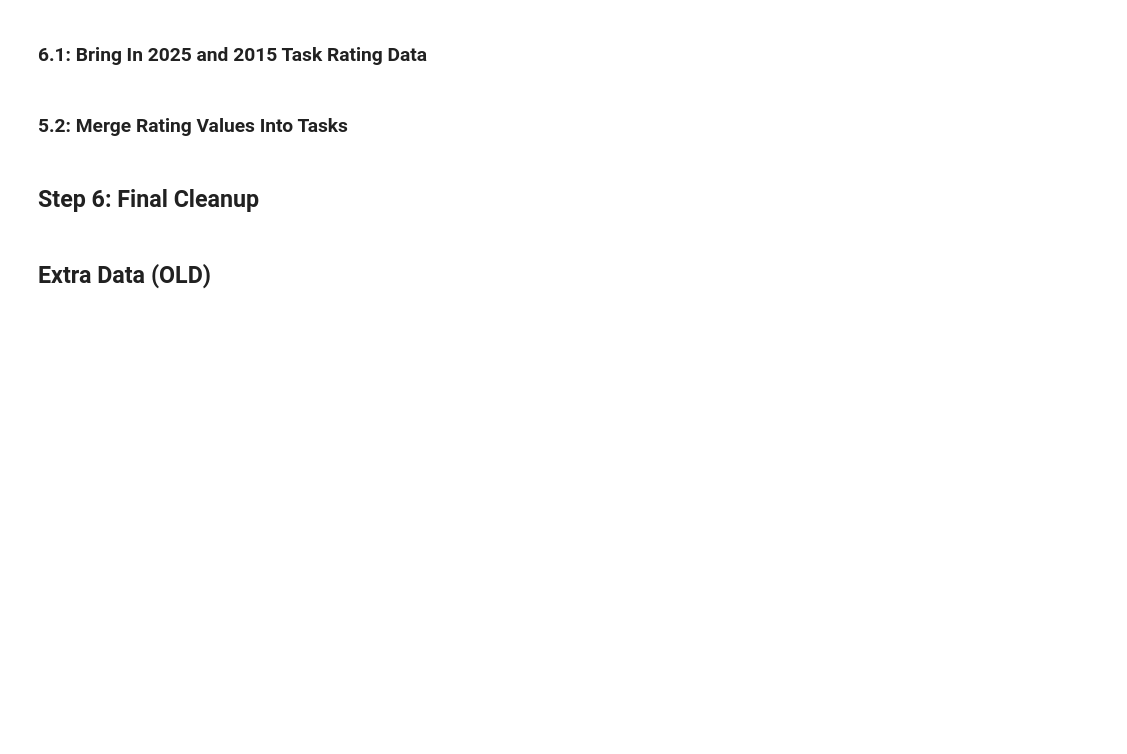
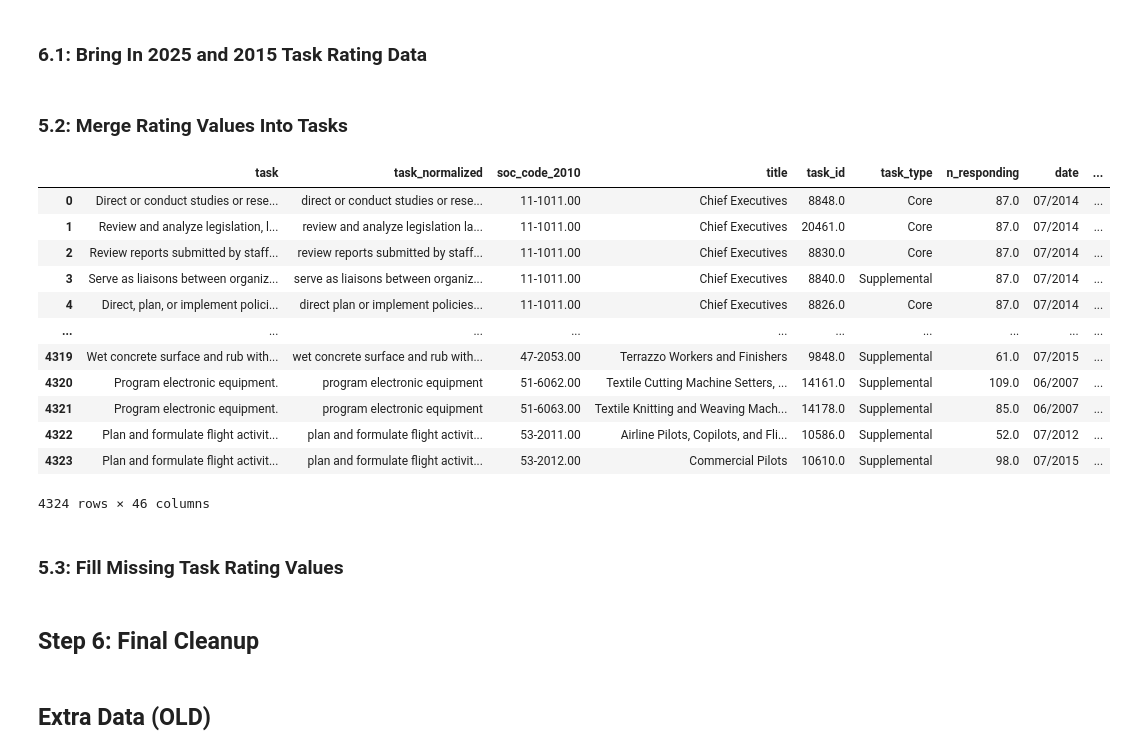
Before and after one commit to theodorewright11/aei_data_analysis, a Jupyter notebook: scripts/data_merge.ipynb, the cells around one changed output. Cells and saved outputs as stored; diff of their text form; code cells hidden in the pictures; blank space fills up the shorter version.

Commit message:
Final save for the day. Still working on task ratings

```diff
--- a/scripts/data_merge.ipynb
+++ b/scripts/data_merge.ipynb
@@ -1214,10 +1214,26 @@ def merge_task_ratings(tasks_wage_emp_final_df, ratings_df, year):
 
 
 
-tasks_final_2025 = merge_task_ratings(tasks_wage_emp_final_df, ratings_cleaned_2025_df, 2025)
-tasks_final_2015 = merge_task_ratings(tasks_wage_emp_final_df, ratings_cleaned_2015_df, 2015)
+tasks_final_2025_unfilled_df = merge_task_ratings(tasks_wage_emp_final_df, ratings_cleaned_2025_df, 2025)
+tasks_final_2015_unfilled_df = merge_task_ratings(tasks_wage_emp_final_df, ratings_cleaned_2015_df, 2015)
 # %%
 # Optional save to csv and show df for inspection
 
-# ratings_cleaned_2015_df.to_csv("../merged_data_files/ratings_cleaned_2015.csv", index=False)
-# ratings_cleaned_2015_df
+tasks_final_2025_unfilled_df.to_csv("../merged_data_files/tasks_final_2025_unfilled.csv", index=False)
+tasks_final_2025_unfilled_df
+# %% [output]
+|  | task | task_normalized | soc_code_2010 | title | task_id | task_type | n_responding | date | ... |
+| 0 | Direct or conduct studies or rese... | direct or conduct studies or rese... | 11-1011.00 | Chief Executives | 8848.0 | Core | 87.0 | 07/2014 | ... |
+| 1 | Review and analyze legislation, l... | review and analyze legislation la... | 11-1011.00 | Chief Executives | 20461.0 | Core | 87.0 | 07/2014 | ... |
+| 2 | Review reports submitted by staff... | review reports submitted by staff... | 11-1011.00 | Chief Executives | 8830.0 | Core | 87.0 | 07/2014 | ... |
+| 3 | Serve as liaisons between organiz... | serve as liaisons between organiz... | 11-1011.00 | Chief Executives | 8840.0 | Supplemental | 87.0 | 07/2014 | ... |
+| 4 | Direct, plan, or implement polici... | direct plan or implement policies... | 11-1011.00 | Chief Executives | 8826.0 | Core | 87.0 | 07/2014 | ... |
+| ... | ... | ... | ... | ... | ... | ... | ... | ... | ... |
+| 4319 | Wet concrete surface and rub with... | wet concrete surface and rub with... | 47-2053.00 | Terrazzo Workers and Finishers | 9848.0 | Supplemental | 61.0 | 07/2015 | ... |
+| 4320 | Program electronic equipment. | program electronic equipment | 51-6062.00 | Textile Cutting Machine Setters, ... | 14161.0 | Supplemental | 109.0 | 06/2007 | ... |
+| 4321 | Program electronic equipment. | program electronic equipment | 51-6063.00 | Textile Knitting and Weaving Mach... | 14178.0 | Supplemental | 85.0 | 06/2007 | ... |
+| 4322 | Plan and formulate flight activit... | plan and formulate flight activit... | 53-2011.00 | Airline Pilots, Copilots, and Fli... | 10586.0 | Supplemental | 52.0 | 07/2012 | ... |
+| 4323 | Plan and formulate flight activit... | plan and formulate flight activit... | 53-2012.00 | Commercial Pilots | 10610.0 | Supplemental | 98.0 | 07/2015 | ... |
+4324 rows × 46 columns
+# %% [markdown]
+### 5.3: Fill Missing Task Rating Values
```
Also changed, not shown: parts of 2 cells of this notebook.
